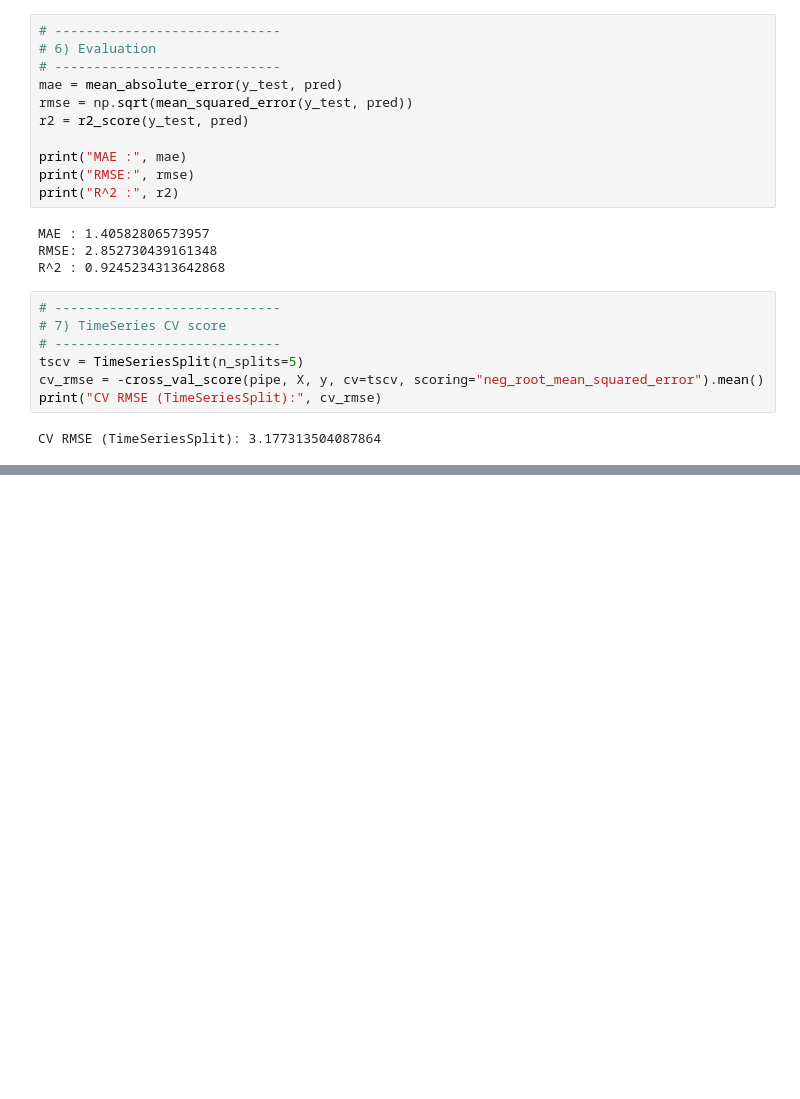
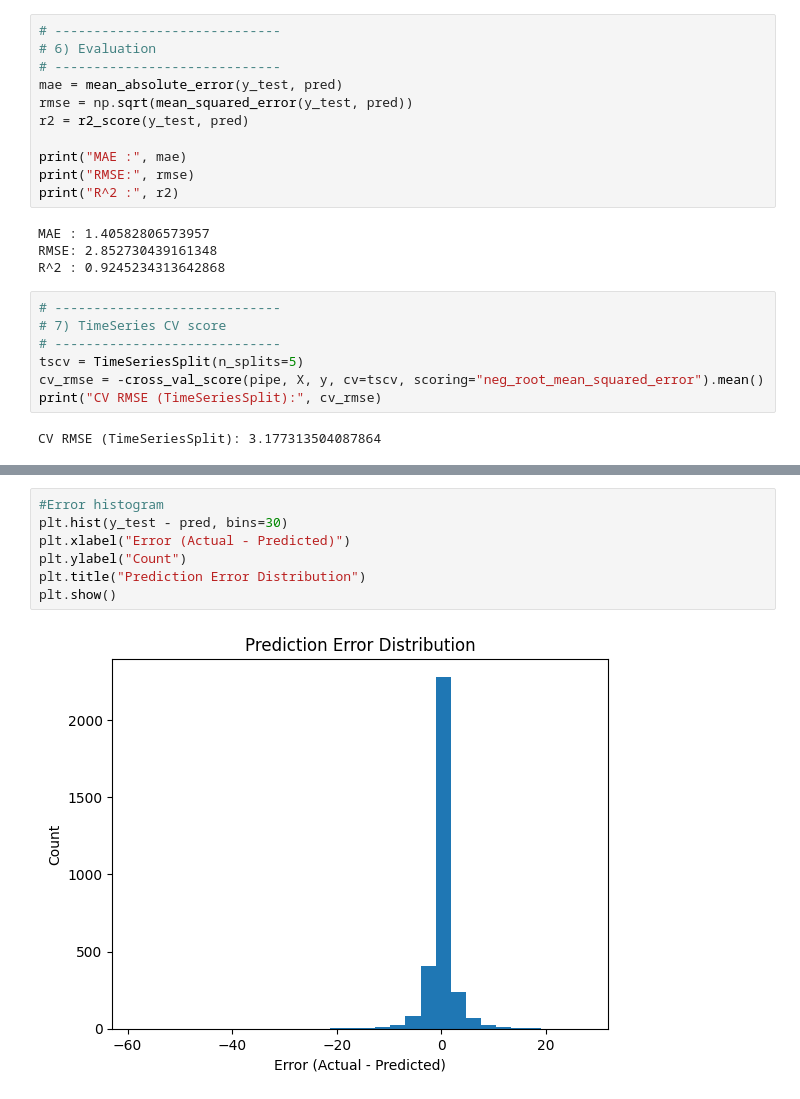
Before and after one commit to isumakm/Weather-Prediction-and-Crop-Recommendation-System-, a Jupyter notebook: WeatherPrediction.ipynb, the cells around one changed output, grey strips where cells are left out. Drawn from its saved outputs; the diff is of its cells as text; blank space fills up the shorter version.

```diff
--- a/WeatherPrediction.ipynb
+++ b/WeatherPrediction.ipynb
@@ -282,0 +294,9 @@ CV RMSE (TimeSeriesSplit): 3.177313504087864
+# %%
+#Error histogram
+plt.hist(y_test - pred, bins=30)
+plt.xlabel("Error (Actual - Predicted)")
+plt.ylabel("Count")
+plt.title("Prediction Error Distribution")
+plt.show()
+# %% [output]
+[figure, added]
```
Also changed, not shown: parts of 1 cell of this notebook.
